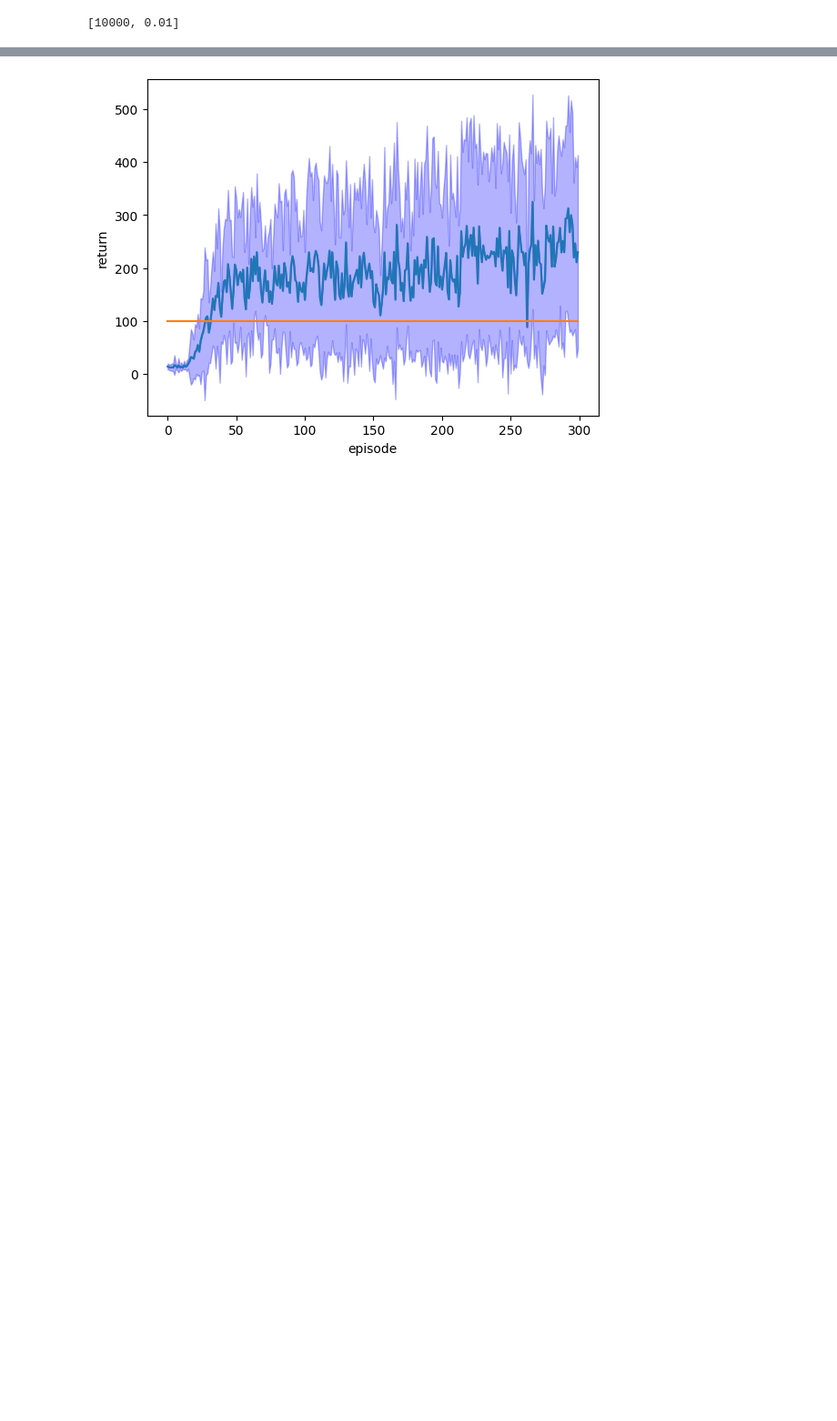
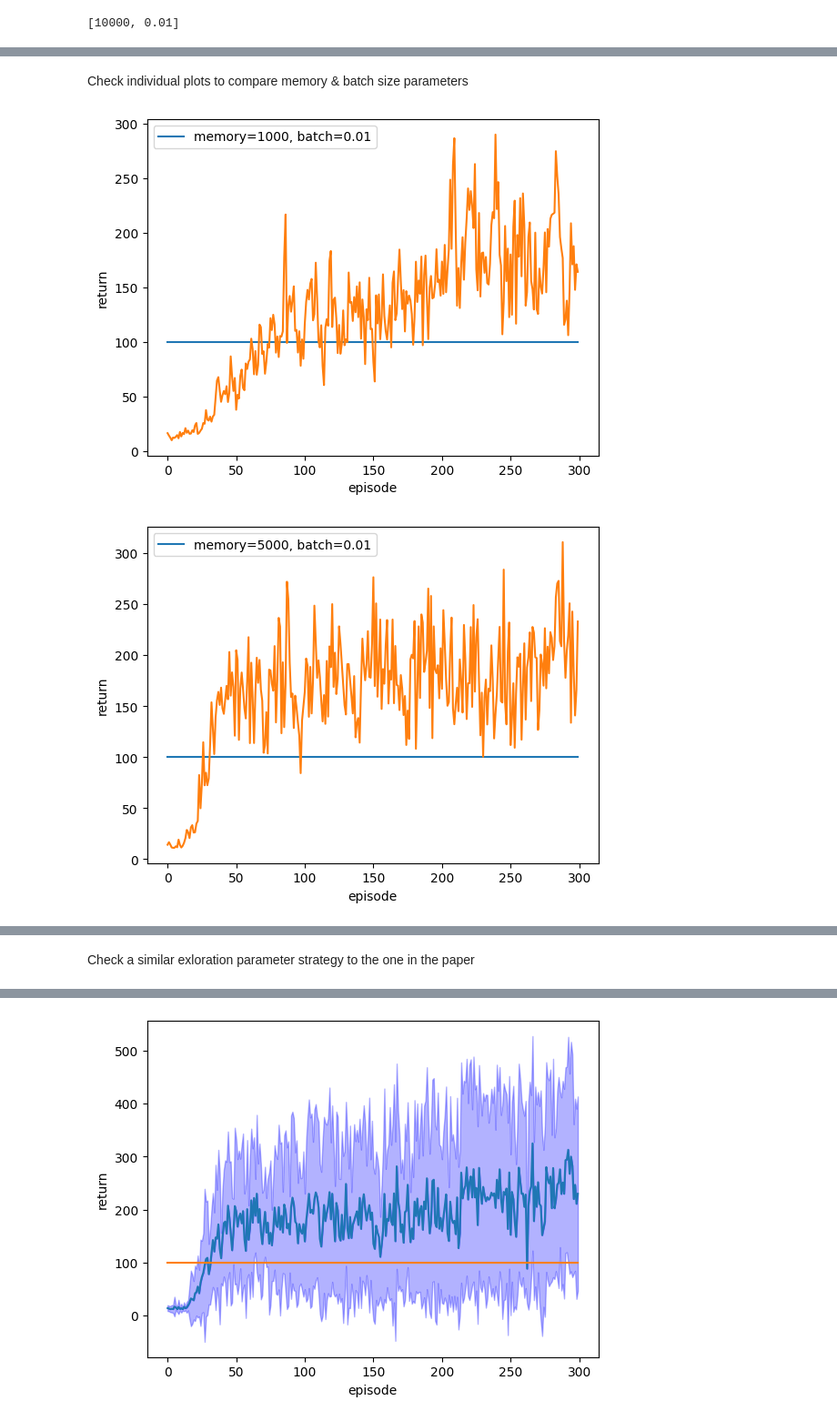
Before and after one commit to mitsides06/DQN-Hyperparameter-Tuning, a Jupyter notebook: coursework2.ipynb, the cells around one changed output, grey strips where cells are left out. Shown at 91% size. Saved outputs shown, nothing was run; the diff lists cells and outputs as text; code cells hidden in the pictures; blank space fills up the shorter version.

```diff
--- a/coursework2.ipynb
+++ b/coursework2.ipynb
@@ -268,0 +313,23 @@ best_memory_batch_size
+# %% [markdown]
+Check individual plots to compare memory & batch size parameters
+# %%
+legends = []
+for idx, experiment in enumerate(memory_batch_size_results):
+    if idx in [0, 3, 5, 6, 8, 14, 17]:
+        results = torch.tensor(experiment)
+        means = results.float().mean(0)
+        legend = f"memory={memory_sizes[idx // 3]}, batch={batch_sizes[idx // 3][idx % 3]}"
+        legends.append(legend)
+        constant = [100] * 300
+        plt.plot(torch.arange(300), constant)
+        plt.plot(torch.arange(300), means)
+
+
+        plt.legend(legends)
+        plt.ylabel("return")
+        plt.xlabel("episode")
+        plt.show()
+        legends = []
+# %% [output]
+[figure, added]
+[figure, added]
@@ -268,0 +341,2 @@ best_memory_batch_size
+# %% [markdown]
+Check a similar exloration parameter strategy to the one in the paper
```
Also changed, not shown: parts of 16 cells of this notebook.
